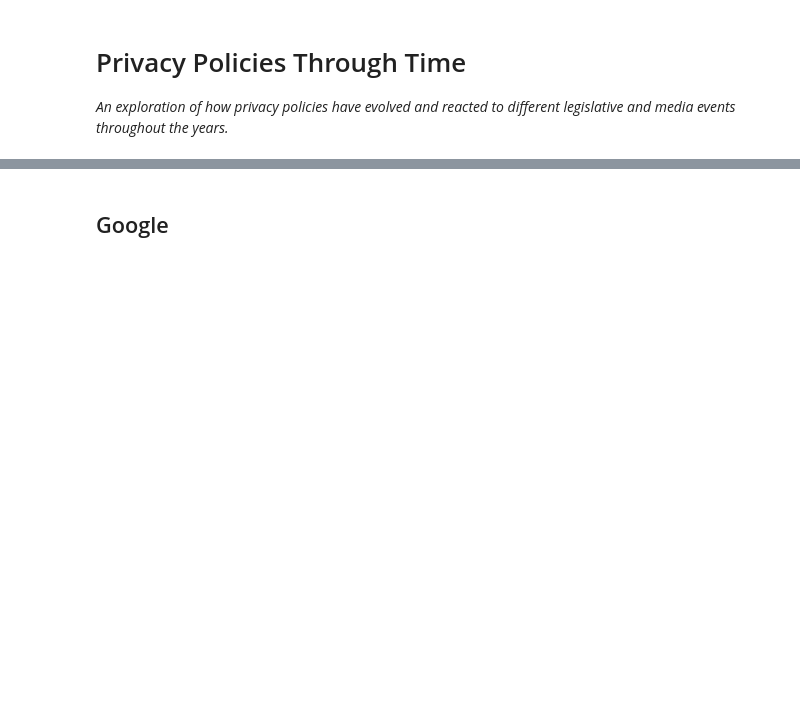
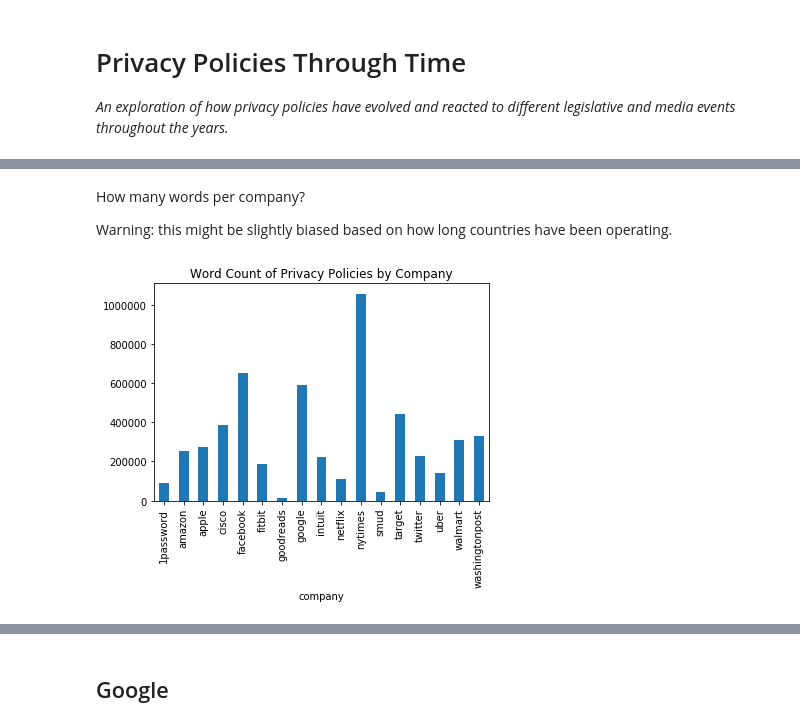
Before and after one commit to workmanjack/privacy-policies-through-time, a Jupyter notebook: notebooks/privacy-policies-through-time.ipynb, the cells around one changed output, grey strips where cells are left out. Saved outputs shown, nothing was run; the diff lists cells and outputs as text; code cells hidden in the pictures; blank space fills up the shorter version.

```diff
--- a/notebooks/privacy-policies-through-time.ipynb
+++ b/notebooks/privacy-policies-through-time.ipynb
@@ -123,0 +166,11 @@ df.head()
+# %% [markdown]
+How many words per company?
+
+Warning: this might be slightly biased based on how long countries have been operating.
+# %%
+df_tmp = df.copy()
+df_tmp['policy_len'] = df_tmp.policy_text.str.len()
+grouped = df_tmp.groupby('company').policy_len.sum()
+_ = grouped.plot.bar(title='Word Count of Privacy Policies by Company')
+# %% [output]
+[figure, added]
```
Also changed, not shown: parts of 69 cells of this notebook.
